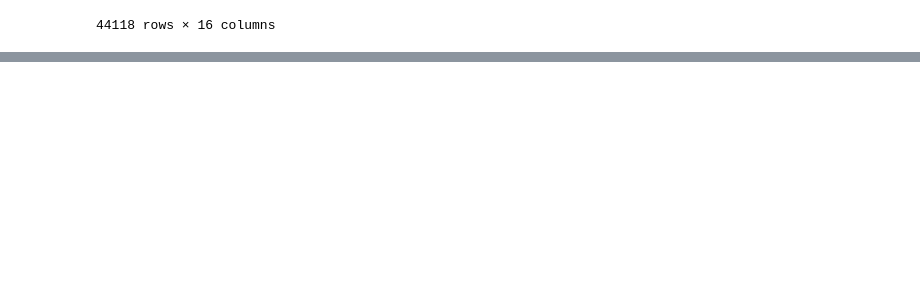
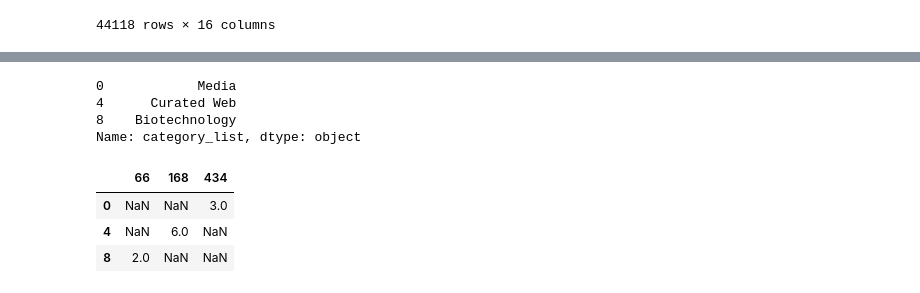
Before and after one commit to Shashi-Bhushan/upgrad-ml, a Jupyter notebook: StatisticsEssential/Module3/StatisticsEssential-Module3.ipynb, the cells around one changed output, grey strips where cells are left out. Saved outputs shown, nothing was run; the diff lists cells and outputs as text; code cells hidden in the pictures; blank space fills up the shorter version.

```diff
--- a/StatisticsEssential/Module3/StatisticsEssential-Module3.ipynb
+++ b/StatisticsEssential/Module3/StatisticsEssential-Module3.ipynb
@@ -350,0 +375,14 @@ mapping
+# %%
+top9['category_list'][0:3]
+# %% [output]
+0            Media
+4      Curated Web
+8    Biotechnology
+Name: category_list, dtype: object
+# %%
+b
+# %% [output]
+|  | 66 | 168 | 434 |
+| 0 | NaN | NaN | 3.0 |
+| 4 | NaN | 6.0 | NaN |
+| 8 | 2.0 | NaN | NaN |
```
Also changed, not shown: parts of 11 cells of this notebook.
